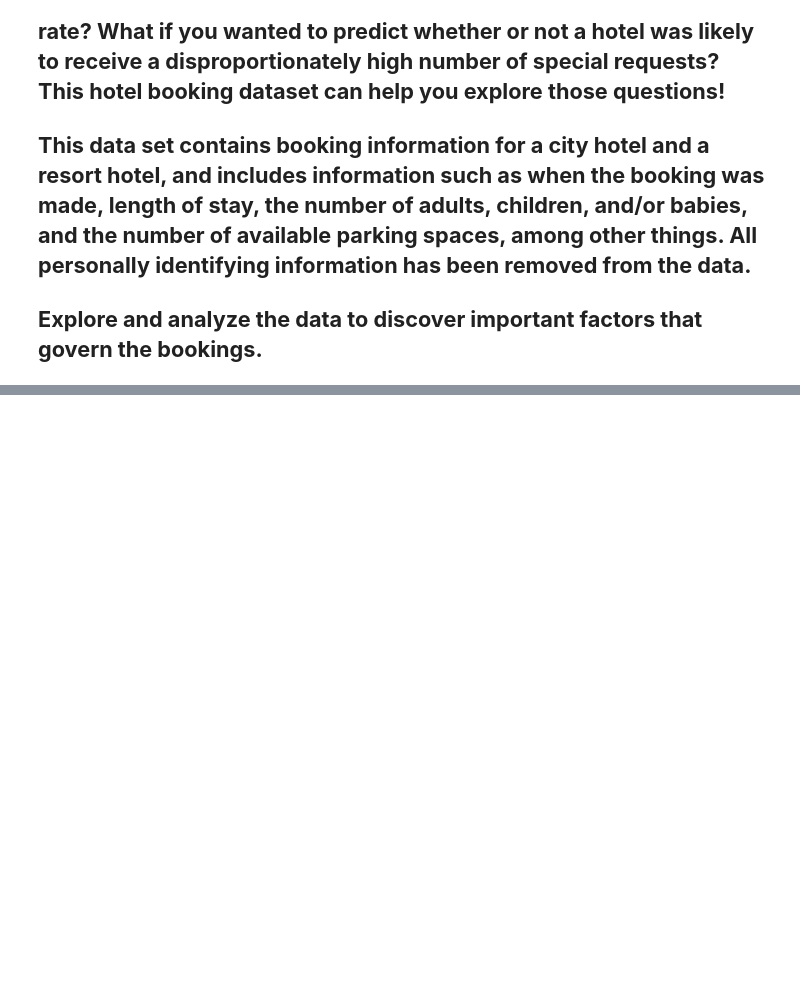
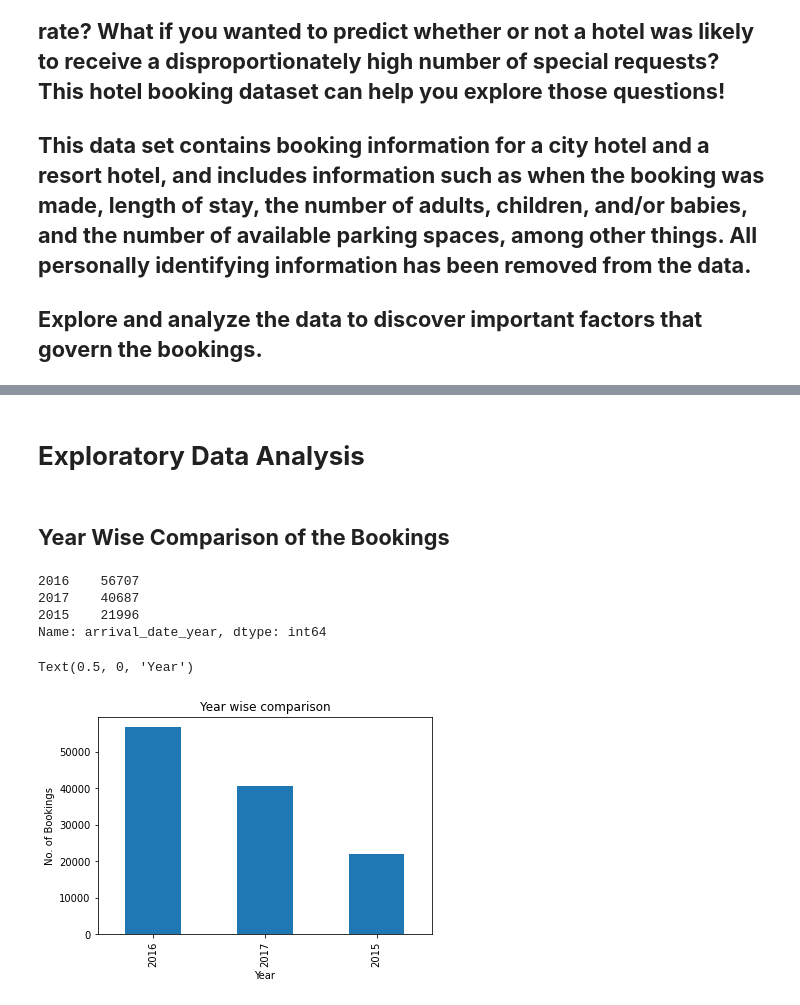
Before and after one commit to Minazuddin37/hotel-booking-analysis, a Jupyter notebook: Hotel_Booking_Analysis_Capstone_Project.ipynb, the cells around one changed output, grey strips where cells are left out. Saved outputs shown, nothing was run; the diff lists cells and outputs as text; code cells hidden in the pictures; blank space fills up the shorter version.

Commit message:
Hotel booking analysis commit

```diff
--- a/Hotel_Booking_Analysis_Capstone_Project.ipynb
+++ b/Hotel_Booking_Analysis_Capstone_Project.ipynb
@@ -145,0 +34,5 @@ NameError: ignored
+# %%
+#importing data and specifying path
+
+file_path = "/content/drive/MyDrive/Colab Notebooks/Copy of Hotel Bookings.csv"
+df_hotel = pd.read_csv(file_path)
@@ -145,0 +104,7 @@ NameError: ignored
+# %%
+#  When we find null values, we can do multiple operations on it like replacing null values with mean, median, mode or deleting entire column or deleting rows which contain null values.
+#  After doing multiple experiment we found it is best to replace null values with Zeroes
+
+df_hotel[['children','agent','company']] = df_hotel[['children','agent','company']].fillna(0.0)
+##df_hotel = df_hotel.drop((missing_data[missing_data['Total'] > 1]).index,1)
+##df_hotel.isnull().sum().max()
@@ -145,0 +154,9 @@ NameError: ignored
+# %%
+# replacing null values with Zeroes
+
+df_hotel[['children','agent','company','country',]] = df_hotel[['children','agent','company','country']].fillna(0.0)
+# %%
+# removing cancelled orders as cancelled orders are of no use
+
+df_hotel[['children','company', 'agent','adr']] = df_hotel[['children','company', 'agent','adr']].astype('int64')
+df_not_canceled = df_hotel[df_hotel['is_canceled'] == 0]
@@ -145,0 +185,20 @@ NameError: ignored
+# %% [markdown]
+# **Exploratory Data Analysis**
+# %% [markdown]
+## **Year Wise Comparison of the Bookings**
+# %%
+#YEAR WISE BOOKING
+
+item_counts = df_hotel["arrival_date_year"].value_counts()
+print(item_counts)
+item_counts = df_hotel["arrival_date_year"].value_counts().plot(kind='bar').figsize=(7,5)
+plt.title('Year wise comparison')
+plt.ylabel('No. of Bookings')
+plt.xlabel('Year')
+# %% [output]
+2016    56707
+2017    40687
+2015    21996
+Name: arrival_date_year, dtype: int64
+Text(0.5, 0, 'Year')
+[figure, added]
```
Also changed, not shown: parts of 72 cells of this notebook.
